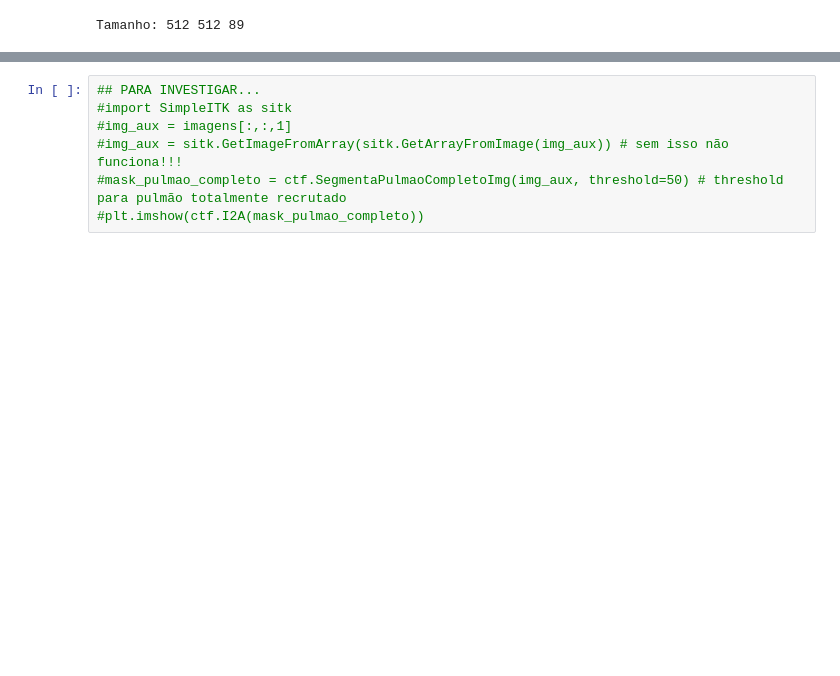
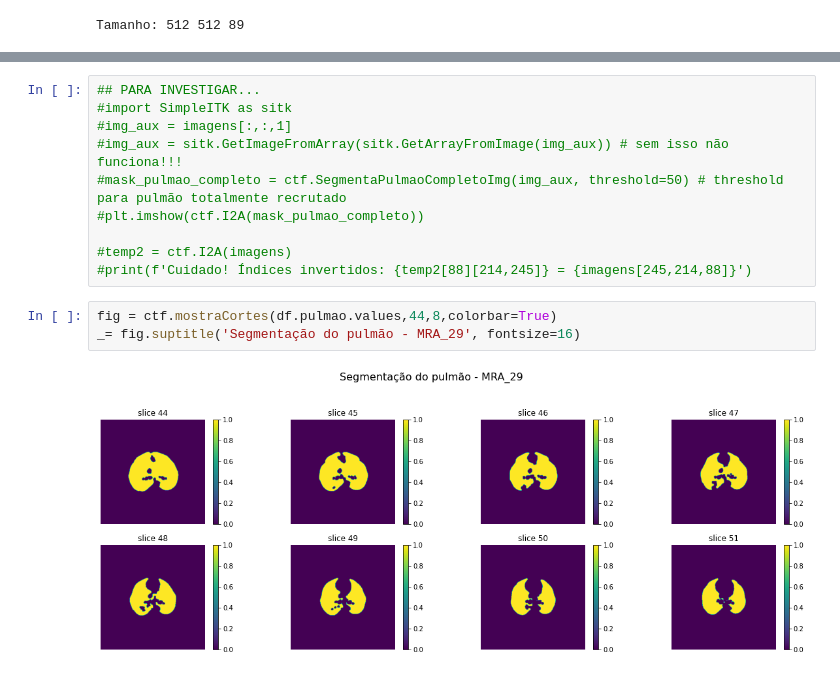
Before and after one commit to edlbcamargo/recrutabilidade, a Jupyter notebook: volume_referencia/volume_referencia.ipynb, the cells around one changed output, grey strips where cells are left out. Drawn from its saved outputs; the diff is of its cells as text; blank space fills up the shorter version.

```diff
--- a/volume_referencia/volume_referencia.ipynb
+++ b/volume_referencia/volume_referencia.ipynb
@@ -43,4 +44,12 @@ df.head(3)
 #img_aux = sitk.GetImageFromArray(sitk.GetArrayFromImage(img_aux)) # sem isso não funciona!!!
 #mask_pulmao_completo = ctf.SegmentaPulmaoCompletoImg(img_aux, threshold=50) # threshold para pulmão totalmente recrutado
 #plt.imshow(ctf.I2A(mask_pulmao_completo))
+
+#temp2 = ctf.I2A(imagens)
+#print(f'Cuidado! Índices invertidos: {temp2[88][214,245]} = {imagens[245,214,88]}')
+# %%
+fig = ctf.mostraCortes(df.pulmao.values,44,8,colorbar=True)
+_= fig.suptitle('Segmentação do pulmão - MRA_29', fontsize=16)
+# %% [output]
+[figure, added]
 # %%
```
Also changed, not shown: parts of 24 cells of this notebook, 1 other file.
